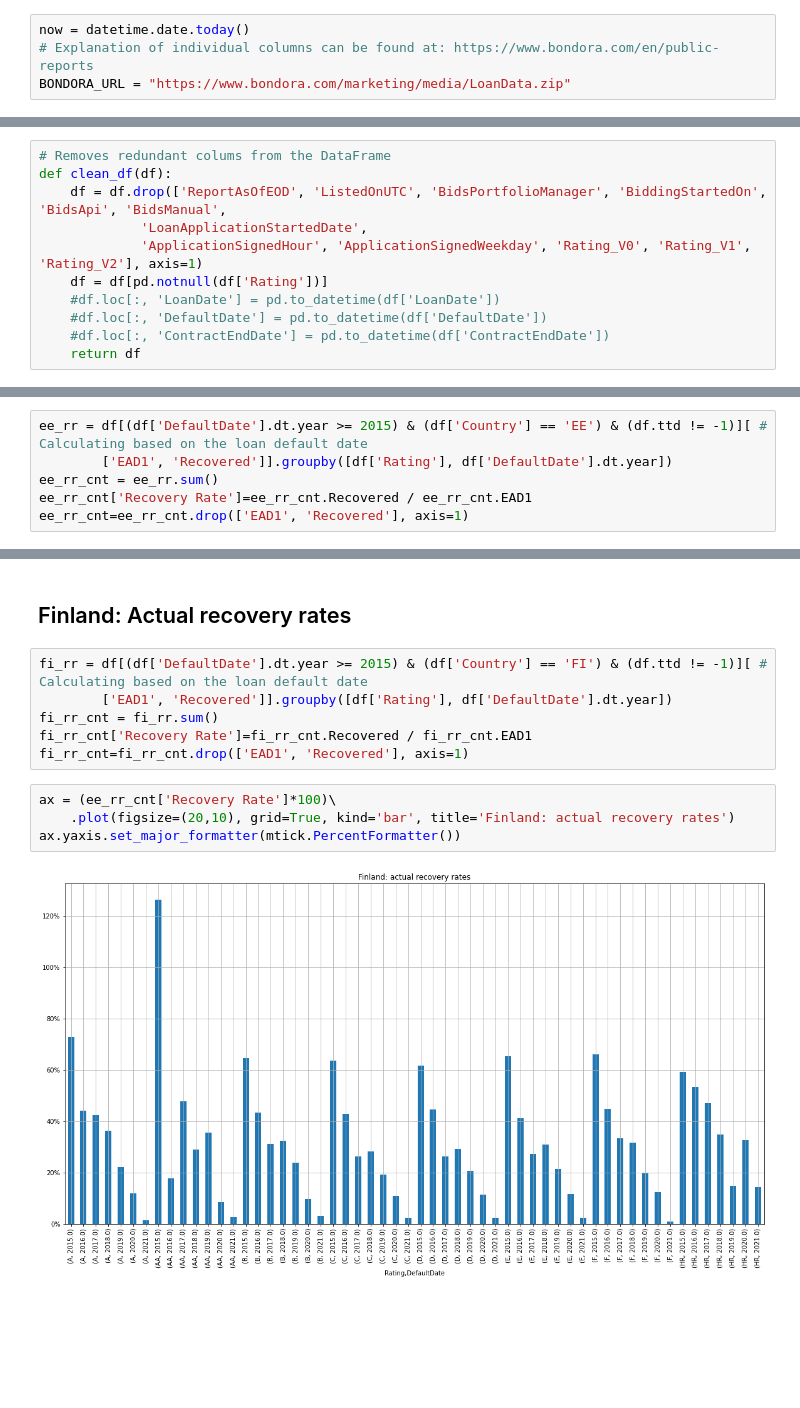
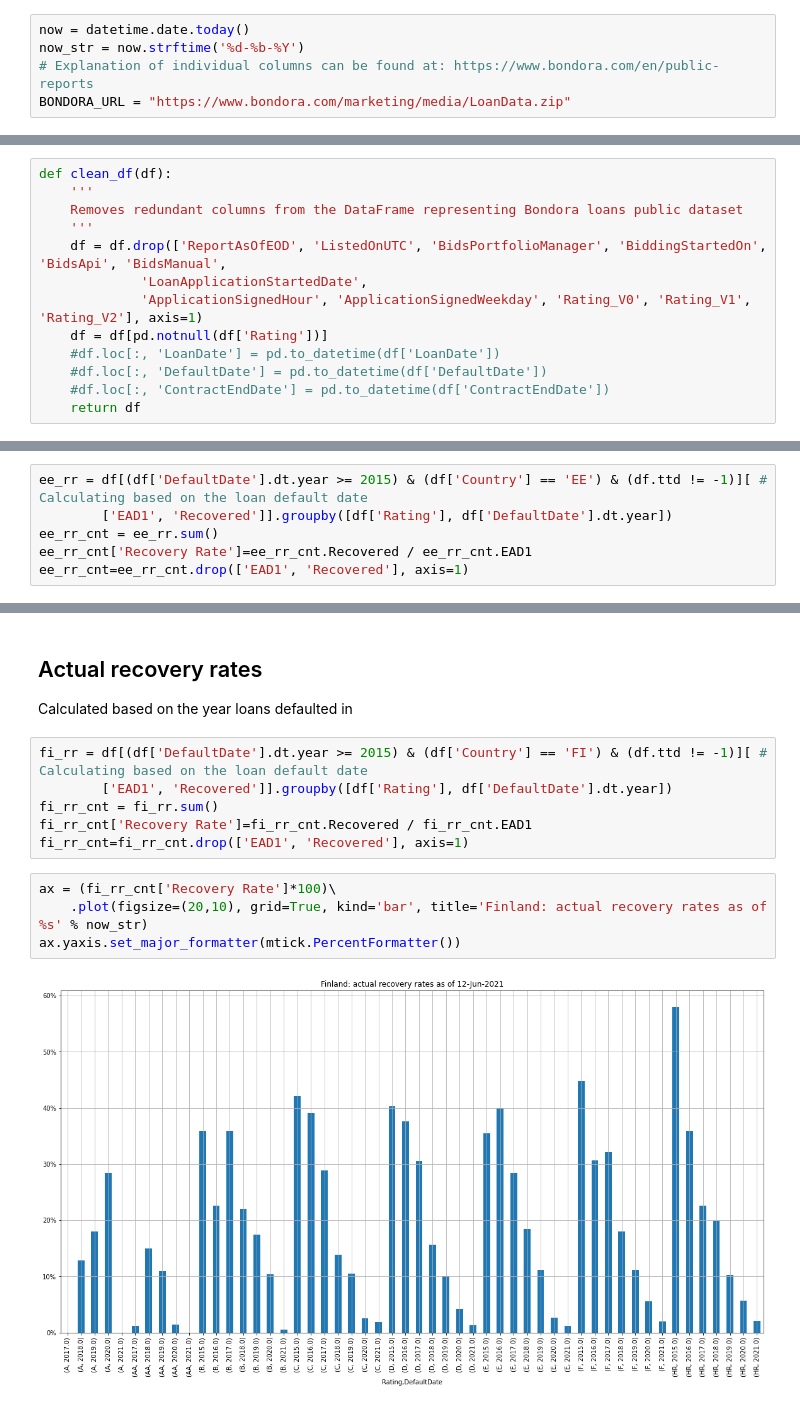
Before and after one commit to ilchen/bondora_defaults, a Jupyter notebook: bondora_defaults.ipynb, the cells around one changed output, grey strips where cells are left out. Cells and saved outputs as stored; diff of their text form; blank space fills up the shorter version.

Commit message:
Rearranged graphics

```diff
--- a/bondora_defaults.ipynb
+++ b/bondora_defaults.ipynb
@@ -21,6 +21,7 @@ import io
 import matplotlib.ticker as mtick
 # %%
 now = datetime.date.today()
+now_str = now.strftime('%d-%b-%Y')
 # Explanation of individual columns can be found at: https://www.bondora.com/en/public-reports
 BONDORA_URL = "https://www.bondora.com/marketing/media/LoanData.zip"
 # %%
@@ -40,8 +41,10 @@ def reorder_rows(k):
             k = k.reindex(new_idx)
     return  k
 # %%
-# Removes redundant colums from the DataFrame
 def clean_df(df):
+    '''
+    Removes redundant columns from the DataFrame representing Bondora loans public dataset
+    '''
     df = df.drop(['ReportAsOfEOD', 'ListedOnUTC', 'BidsPortfolioManager', 'BiddingStartedOn', 'BidsApi', 'BidsManual',
              'LoanApplicationStartedDate',
              'ApplicationSignedHour', 'ApplicationSignedWeekday', 'Rating_V0', 'Rating_V1', 'Rating_V2'], axis=1)
@@ -309,5 +360,6 @@ ax.yaxis.set_major_formatter(mtick.PercentFormatter())
 # %% [markdown]
-## Finland: Actual recovery rates
+## Actual recovery rates
+Calculated based on the year loans defaulted in
 # %%
 fi_rr = df[(df['DefaultDate'].dt.year >= 2015) & (df['Country'] == 'FI') & (df.ttd != -1)][ # Calculating based on the loan default date
         ['EAD1', 'Recovered']].groupby([df['Rating'], df['DefaultDate'].dt.year])
@@ -315,8 +367,8 @@ fi_rr_cnt = fi_rr.sum()
 fi_rr_cnt['Recovery Rate']=fi_rr_cnt.Recovered / fi_rr_cnt.EAD1
 fi_rr_cnt=fi_rr_cnt.drop(['EAD1', 'Recovered'], axis=1)
 # %%
-ax = (ee_rr_cnt['Recovery Rate']*100)\
-    .plot(figsize=(20,10), grid=True, kind='bar', title='Finland: actual recovery rates')
+ax = (fi_rr_cnt['Recovery Rate']*100)\
+    .plot(figsize=(20,10), grid=True, kind='bar', title='Finland: actual recovery rates as of %s' % now_str)
 ax.yaxis.set_major_formatter(mtick.PercentFormatter())
 # %% [output]
-[figure, old version]
+[figure, new version]
```
Also changed, not shown: parts of 28 cells of this notebook.
